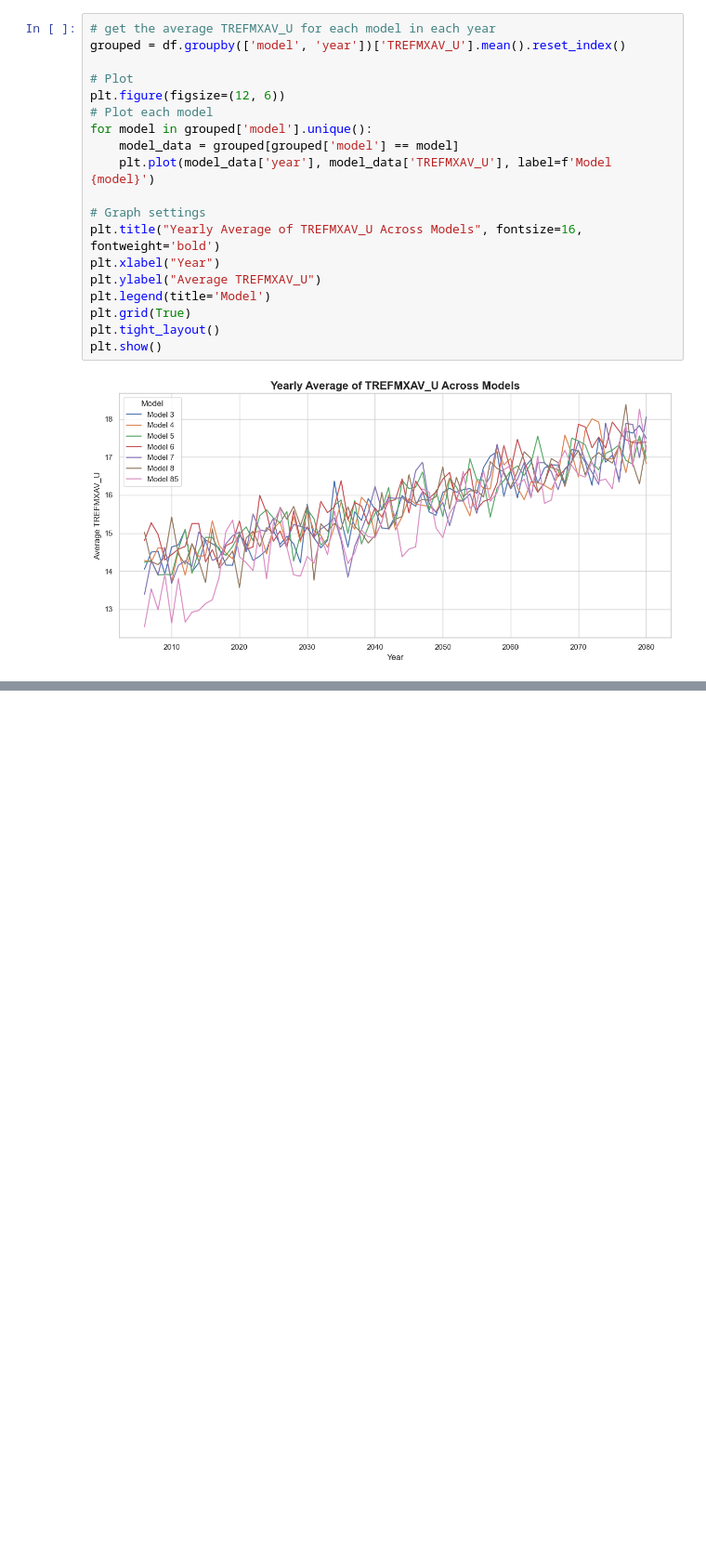
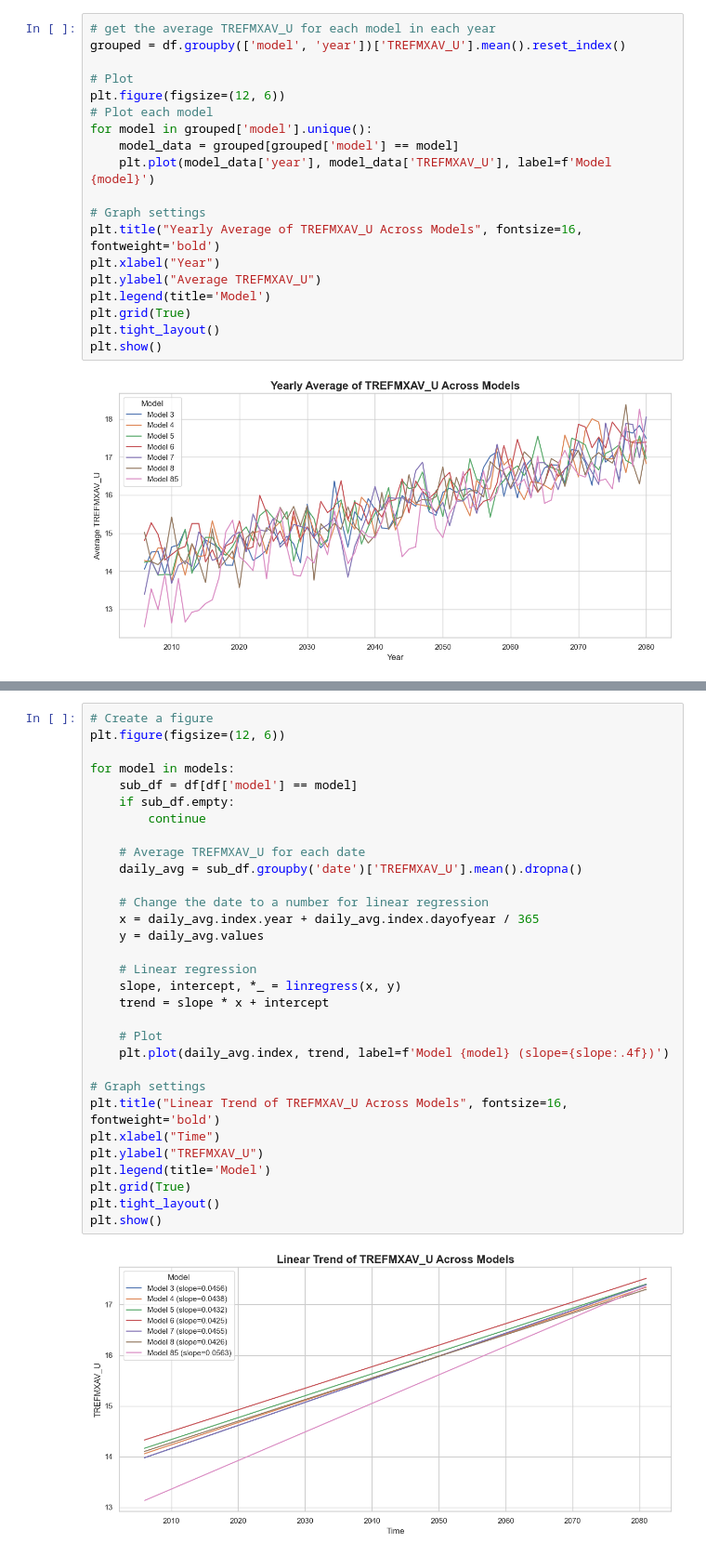
Before and after one commit to JYHYL/EART60702-Group3, a Jupyter notebook: EDA.ipynb, the cells around one changed output, grey strips where cells are left out. Shown at 93% size. Saved outputs shown, nothing was run; the diff lists cells and outputs as text; blank space fills up the shorter version.

```diff
--- a/EDA.ipynb
+++ b/EDA.ipynb
@@ -250,0 +173,33 @@ plt.show()
+# %%
+# Create a figure
+plt.figure(figsize=(12, 6))
+
+for model in models:
+    sub_df = df[df['model'] == model]
+    if sub_df.empty:
+        continue
+
+    # Average TREFMXAV_U for each date
+    daily_avg = sub_df.groupby('date')['TREFMXAV_U'].mean().dropna()
+
+    # Change the date to a number for linear regression
+    x = daily_avg.index.year + daily_avg.index.dayofyear / 365
+    y = daily_avg.values
+
+    # Linear regression
+    slope, intercept, *_ = linregress(x, y)
+    trend = slope * x + intercept
+
+    # Plot
+    plt.plot(daily_avg.index, trend, label=f'Model {model} (slope={slope:.4f})')
+
+# Graph settings
+plt.title("Linear Trend of TREFMXAV_U Across Models", fontsize=16, fontweight='bold')
+plt.xlabel("Time")
+plt.ylabel("TREFMXAV_U")
+plt.legend(title='Model')
+plt.grid(True)
+plt.tight_layout()
+plt.show()
+# %% [output]
+[figure, added]
```
Also changed, not shown: parts of 11 cells of this notebook.
